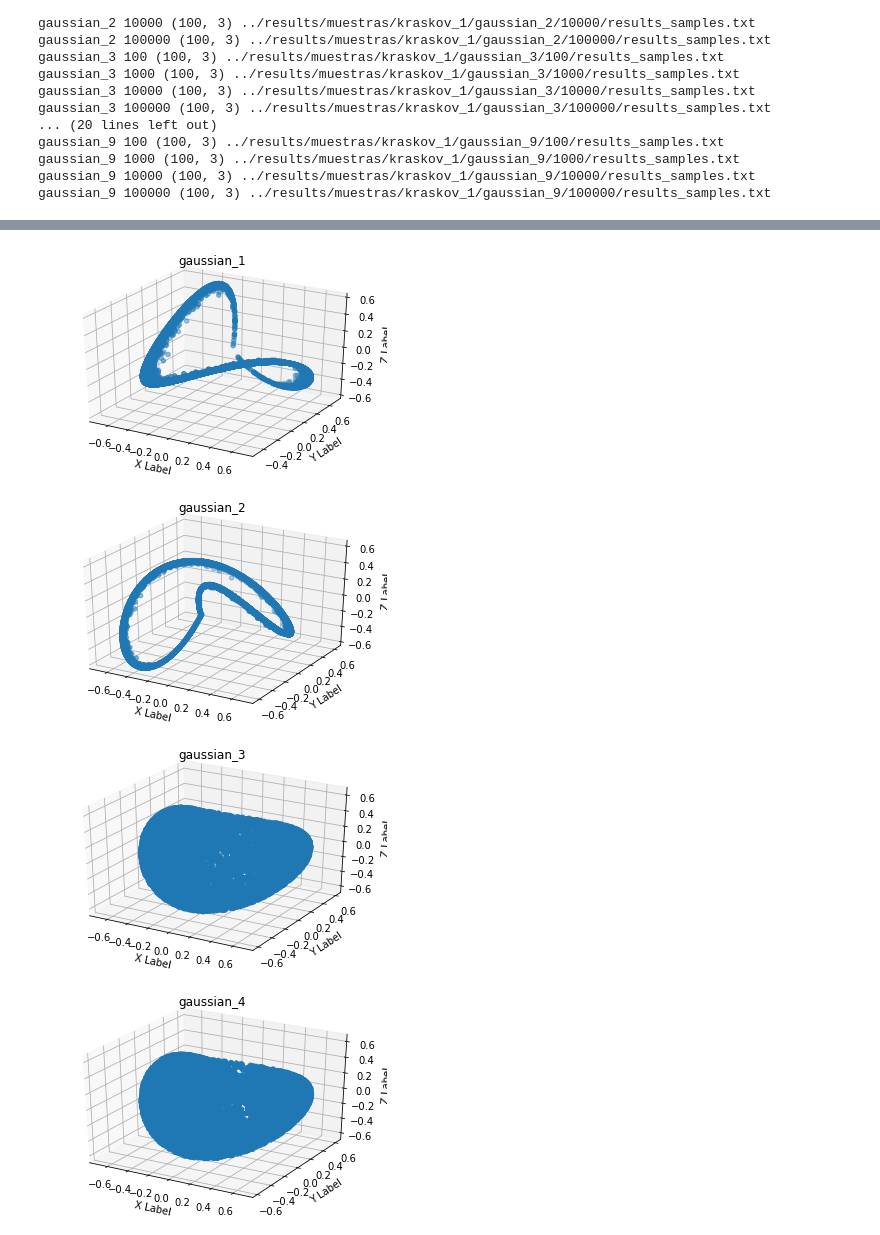
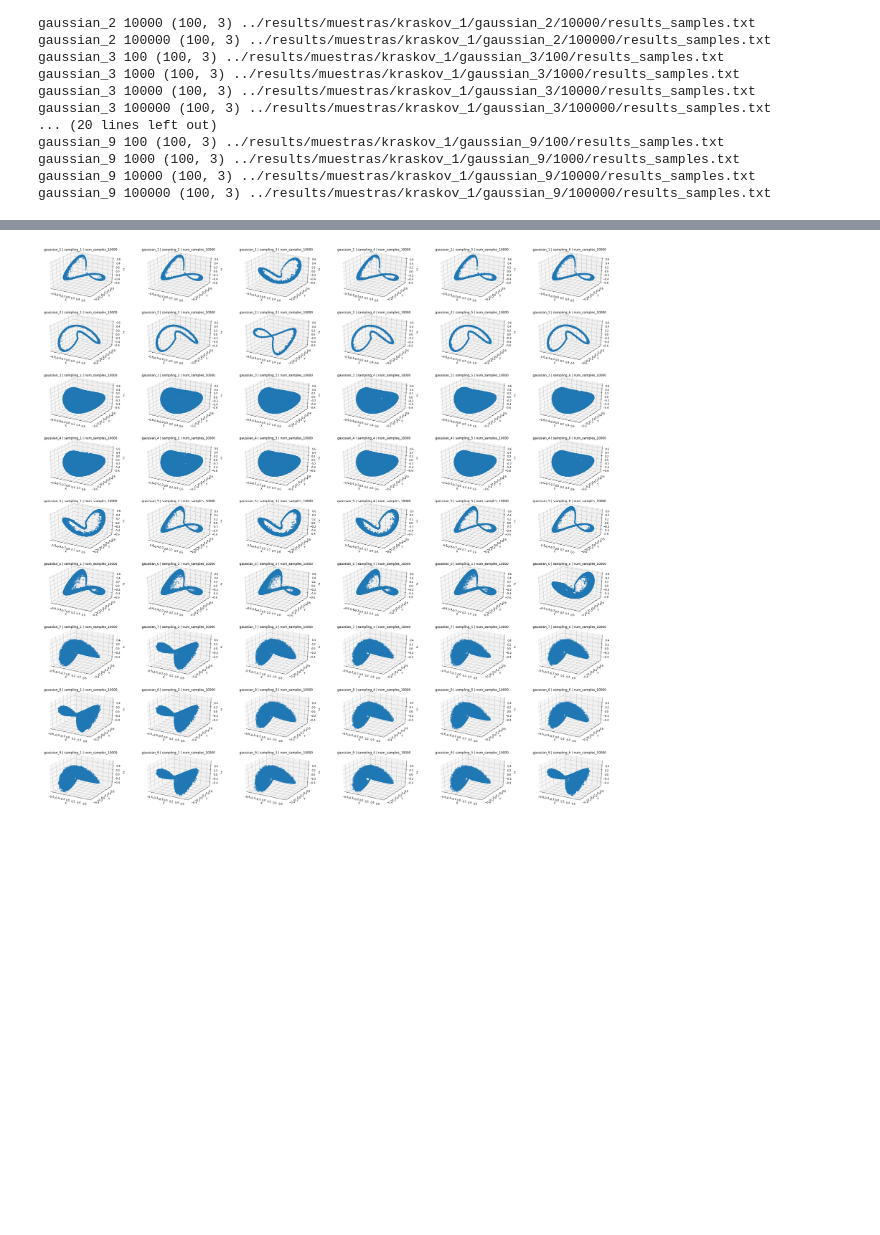
Before and after one commit to cjotade/whole-brain, a Jupyter notebook: src/display_results.ipynb, the cells around one changed output, grey strips where cells are left out. Drawn from its saved outputs; the diff is of its cells as text; code cells hidden in the pictures; blank space fills up the shorter version.

```diff
--- a/src/display_results.ipynb
+++ b/src/display_results.ipynb
@@ -111,0 +45,3 @@ index = {
+# %%
+with open("../data/muestras/index.json", "r") as f:
+    index = json.load(f)
@@ -120,7 +76,7 @@ for gaussian_i in sorted(os.listdir(results_folder)):
         for i, metric_plot in enumerate(metrics_plot):
             ax.fill_between(mean.index, mean[metric_plot]-3*std[metric_plot], mean[metric_plot]+3*std[metric_plot], color=f"C{i}", alpha=0.5)
             ax.axhline(y=index[gaussian_i][metric_plot], color=f'C{i}', linestyle='--')
-        plt.title(gaussian_i)
+        plt.title(f"{gaussian_i} using Kraskov method")
         ax.set_xscale('log')
         plt.xlim(10**2, 10**5)
         plt.grid(axis="x")
@@ -158,26 +118,28 @@ for i, gaussian_i in enumerate(sorted(os.listdir(results_folder))):
 # %%
 from sklearn.decomposition import KernelPCA
 
-for i in range(1,10):
-    samples = np.loadtxt(f"../data/muestras/gaussian_{i}/samples2.txt", comments="%")
-    samples = samples[:10000]
-    transformer = KernelPCA(n_components=3, kernel='rbf')
-    samples_transformed = transformer.fit_transform(samples)
+n_samples = 10000
+N_i = 10
+N_j = 7
 
-    fig = plt.figure()
-    ax = fig.add_subplot(111, projection='3d')
+fig = plt.figure(figsize=(40,40))
+k = 1
+for i in range(1, N_i):
+    for j in range(1, N_j):
+        ax = fig.add_subplot(N_i-1, N_j-1, k, projection='3d')
+        samples = np.loadtxt(f"../data/muestras/gaussian_{i}/samples{j}.txt", comments="%")
+        samples = samples[:n_samples]
+        transformer = KernelPCA(n_components=3, kernel='rbf')
+        samples_transformed = transformer.fit_transform(samples)
 
-    xs = samples_transformed[:,0]
-    ys = samples_transformed[:,1]
-    zs = samples_transformed[:,2]
-    ax.scatter(xs, ys, zs)
-
-    ax.set_xlabel('X Label')
-    ax.set_ylabel('Y Label')
-    ax.set_zlabel('Z Label')
-    ax.set_title(f"gaussian_{i}")
+        xs = samples_transformed[:,0]
+        ys = samples_transformed[:,1]
+        zs = samples_transformed[:,2]
+        ax.scatter(xs, ys, zs, label=f"samples{j}")
+        ax.set_xlabel('X')
+        ax.set_ylabel('Y')
+        ax.set_zlabel('Z')
+        ax.set_title(f"gaussian_{i} | sampling_{j} | num_samples_{n_samples}")
+        k+=1
 # %% [output]
-[figure, old version]
+[figure, new version]
-[figure, removed]
-[figure, removed]
-[figure, removed]
```
Also changed, not shown: parts of 7 cells of this notebook.
